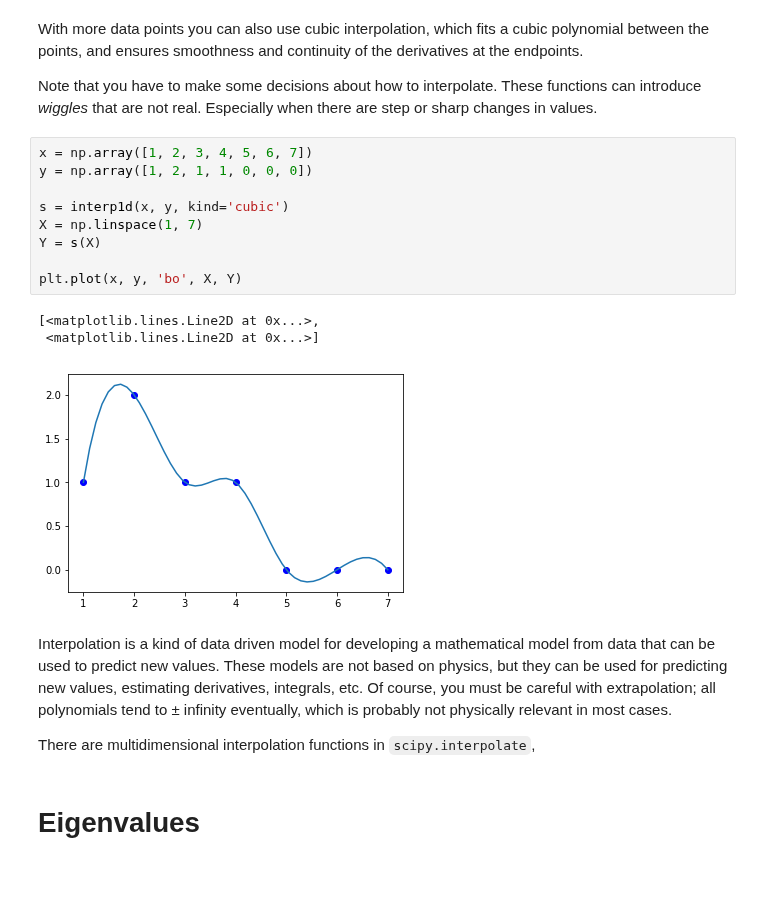
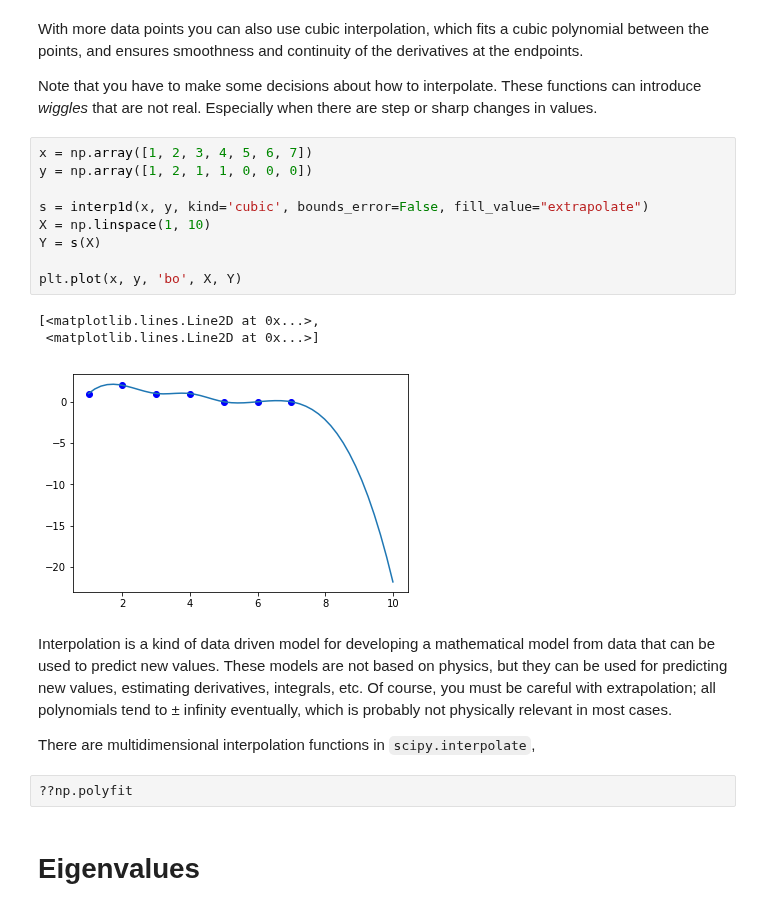
Before and after one commit to jkitchin/f18-06623, a Jupyter notebook: lectures/17-linear-algebra-2.ipynb, the cells around one changed output. Cells and saved outputs as stored; diff of their text form; blank space fills up the shorter version.

```diff
--- a/lectures/17-linear-algebra-2.ipynb
+++ b/lectures/17-linear-algebra-2.ipynb
@@ -92,20 +114,22 @@ Note that you have to make some decisions about how to interpolate. These functi
 # %%
 x = np.array([1, 2, 3, 4, 5, 6, 7])
 y = np.array([1, 2, 1, 1, 0, 0, 0])
 
-s = interp1d(x, y, kind='cubic')
-X = np.linspace(1, 7)
+s = interp1d(x, y, kind='cubic', bounds_error=False, fill_value="extrapolate")
+X = np.linspace(1, 10)
 Y = s(X)
 
 plt.plot(x, y, 'bo', X, Y)
 # %% [output]
 [<matplotlib.lines.Line2D at 0x...>,
  <matplotlib.lines.Line2D at 0x...>]
-[figure, old version]
+[figure, new version]
 # %% [markdown]
 Interpolation is a kind of data driven model for developing a mathematical model from data that can be used to predict new values. These models are not based on physics, but they can be used for predicting new values, estimating derivatives, integrals, etc. Of course, you must be careful with extrapolation; all polynomials tend to &plusmn; infinity eventually, which is probably not physically relevant in most cases.
 
 There are multidimensional interpolation functions in `scipy.interpolate`,
+# %%
+??np.polyfit
 # %% [markdown]
 
 # Eigenvalues
```
Also changed, not shown: parts of 29 cells of this notebook.
